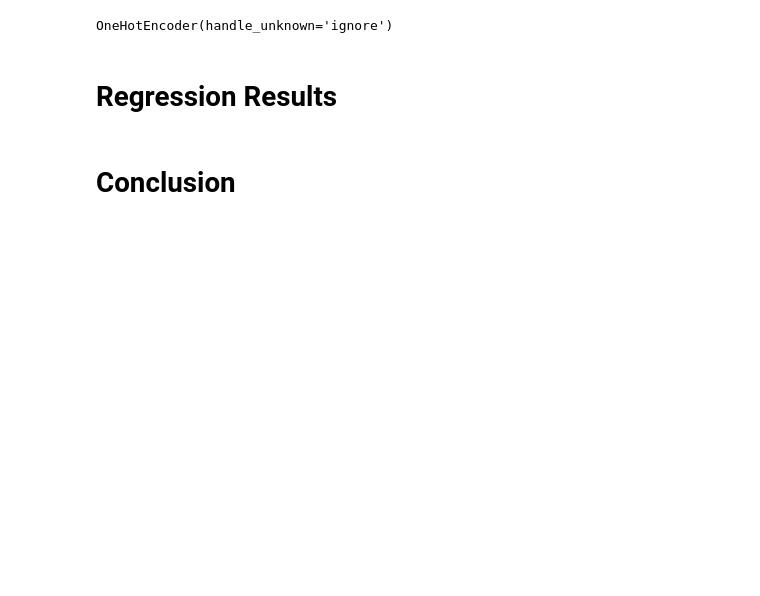
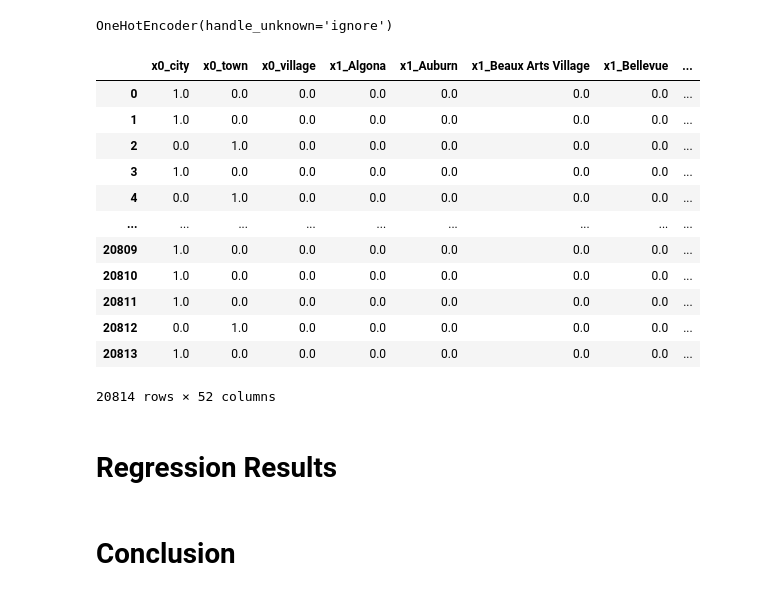
Before and after one commit to hannah-schurman/dsc-phase2-project, a Jupyter notebook: housing_sales_modeling.ipynb, the cells around one changed output. Cells and saved outputs as stored; diff of their text form; code cells hidden in the pictures; blank space fills up the shorter version.

```diff
--- a/housing_sales_modeling.ipynb
+++ b/housing_sales_modeling.ipynb
@@ -132,15 +115,7 @@ def geoloc(record):
 # %%
-# Based on previous analysis we created new features list for our dataframe
-New_features_list = ["To_drop_place_ID", "To_drop_road", "Type_place", "city", "county" , "state" , "suburb" ]
+#!!! Setup the type of columns that will be used for modelling
+modeling_columns = Geo_columns_basic_all
+Geo_columns_drop = [column for column in list(df_geo.columns) if ((column not in modeling_columns)  and (column != "id"))]
 
-# Create new geo dataframe
-df_geo = data[columns_geo].copy()
-
-# Add new features
-df_geo[New_features_list] = np.NAN
-
-# Check new DataFrame
-
-print(f"The number of records {len(df_geo)}")
-display(df_geo.head())
-display(df_geo.tail())
+#seting up data categorical data for encoding !!!!!! (need to change later on)
+X_cat_geo = df_geo.drop(Geo_columns_drop, axis = 1)
@@ -147,23 +137,32 @@ display(df_geo.tail())
 # %%
-df['age'] = 2022 - df['yr_built']
+# setup One Hot Encoder
+encoder_geo_basic = OneHotEncoder(handle_unknown = "ignore")
+fit_df = X_cat_geo.drop("id", axis = 1)
+encoder_geo_basic.fit(fit_df)
 # %% [output]
 OneHotEncoder(handle_unknown='ignore')
 # %%
-def renovated (year):
-    """
-    This returns a True / False value on whether a property has been renovated or not
-    """
-    if year == 0.0:
-        return False
-    elif year > 0.0:
-        return True
-    else:
-        return False
-
-df['renovated'] = df['yr_renovated'].map(renovated)
+# Prepare transformed dataset
+X_cat_transf=encoder_geo_basic.transform(fit_df)
+X_geo_df = pd.DataFrame(X_cat_transf.todense(), columns = encoder_geo_basic.get_feature_names())
+X_geo_df["id"] = X_cat_geo["id"]
 # %%
-# Data Modeling
+X_geo_df
+# %% [output]
+|  | x0_city | x0_town | x0_village | x1_Algona | x1_Auburn | x1_Beaux Arts Village | x1_Bellevue | ... |
+| 0 | 1.0 | 0.0 | 0.0 | 0.0 | 0.0 | 0.0 | 0.0 | ... |
+| 1 | 1.0 | 0.0 | 0.0 | 0.0 | 0.0 | 0.0 | 0.0 | ... |
+| 2 | 0.0 | 1.0 | 0.0 | 0.0 | 0.0 | 0.0 | 0.0 | ... |
+| 3 | 1.0 | 0.0 | 0.0 | 0.0 | 0.0 | 0.0 | 0.0 | ... |
+| 4 | 0.0 | 1.0 | 0.0 | 0.0 | 0.0 | 0.0 | 0.0 | ... |
+| ... | ... | ... | ... | ... | ... | ... | ... | ... |
+| 20809 | 1.0 | 0.0 | 0.0 | 0.0 | 0.0 | 0.0 | 0.0 | ... |
+| 20810 | 1.0 | 0.0 | 0.0 | 0.0 | 0.0 | 0.0 | 0.0 | ... |
+| 20811 | 1.0 | 0.0 | 0.0 | 0.0 | 0.0 | 0.0 | 0.0 | ... |
+| 20812 | 0.0 | 1.0 | 0.0 | 0.0 | 0.0 | 0.0 | 0.0 | ... |
+| 20813 | 1.0 | 0.0 | 0.0 | 0.0 | 0.0 | 0.0 | 0.0 | ... |
+20814 rows × 52 columns
-# %% [markdown]
-# Regression Results
-# %% [markdown]
-# Conclusion
+# %% [markdown]
+# Regression Results
+# %% [markdown]
+# Conclusion
```
Also changed, not shown: parts of 23 cells of this notebook, 3 other files.
